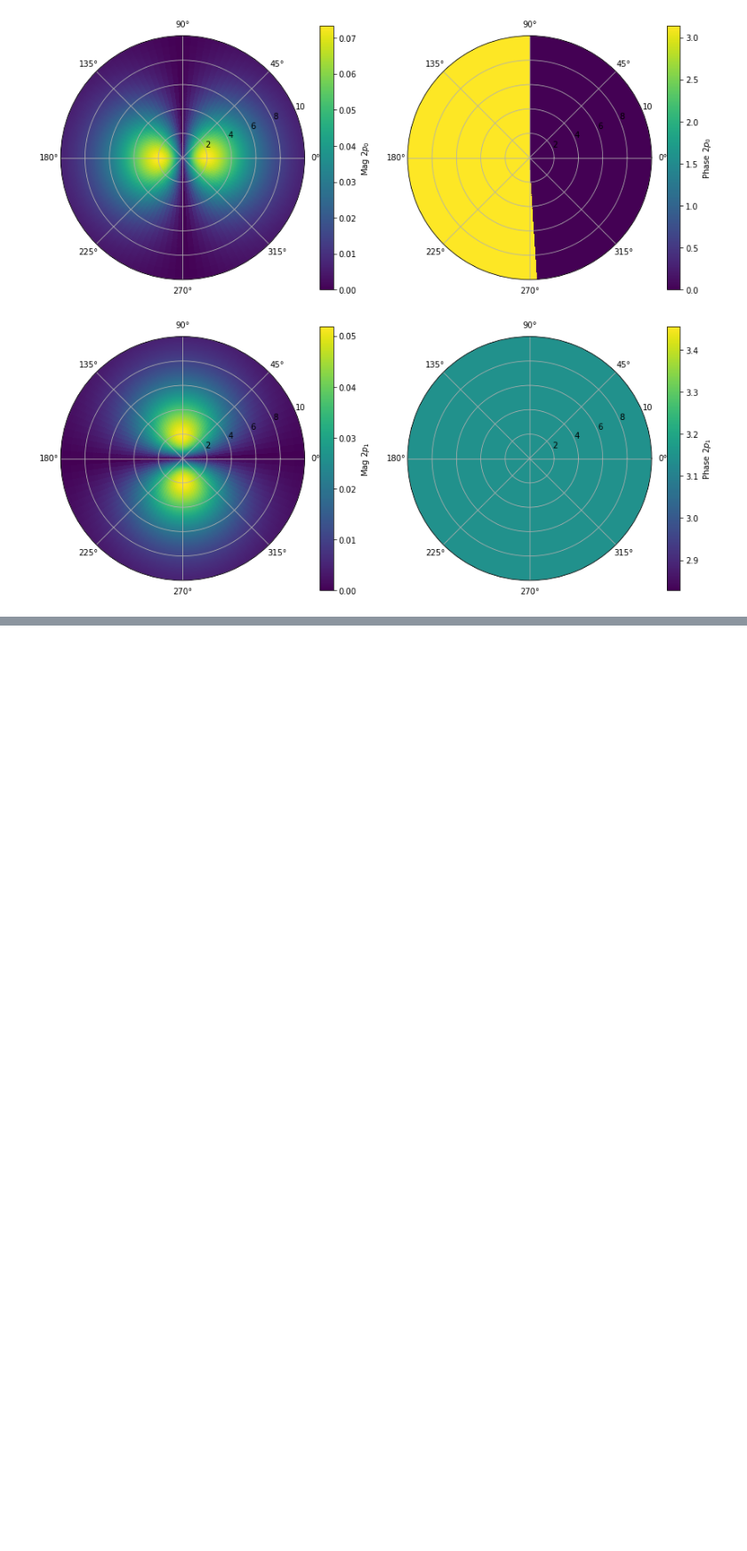
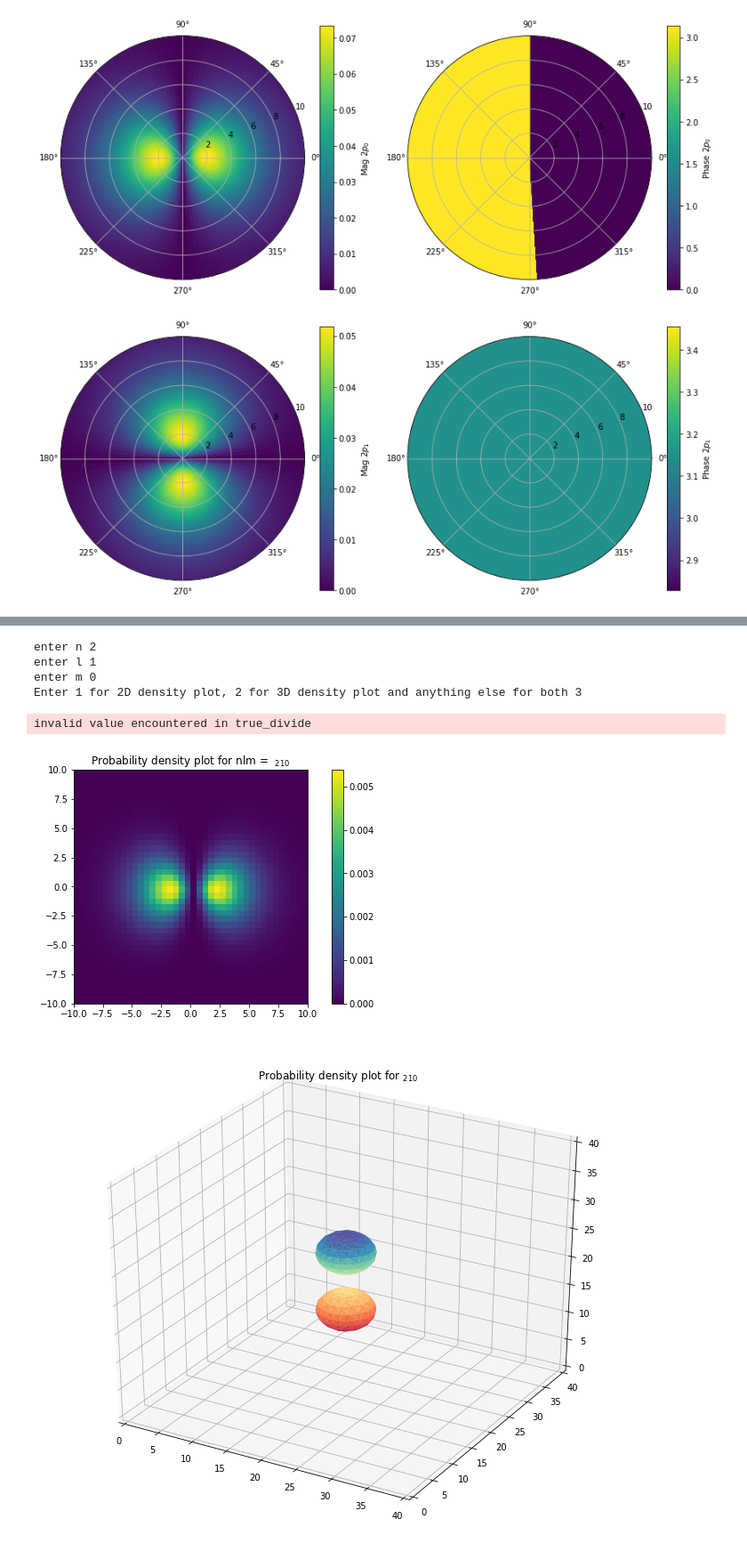
Before and after one commit to jasmineA20/Hydrogen, a Jupyter notebook: Project.ipynb, the cells around one changed output, grey strips where cells are left out. Shown at 89% size. Cells and saved outputs as stored; diff of their text form; code cells hidden in the pictures; blank space fills up the shorter version.

```diff
--- a/Project.ipynb
+++ b/Project.ipynb
@@ -218,0 +268,41 @@ ValueError: ignored
+# %%
+def main():
+  # ask for appropriate quantum numbers
+  n = int(input('enter n '))
+  while n<1:
+	  print ("Invalid")
+	  n = int(raw_input("n? "))
+
+  l = int(input('enter l '))
+  while l>=n or l<0:
+	  print ("Invalid.")
+	  l = int(input('enter l '))
+  m = int(input('enter m '))
+  while np.abs(m)>l:
+	  print ("Invalid.")
+	  m = intint(input('enter m '))
+
+	#plots
+  #r = int(input("Input r "))
+  #th = int(input("Input theta "))
+  #ph = int(input("Input phi "))
+  ask = int(input("Enter 1 for 2D density plot, 2 for 3D density plot and anything else for both "))
+  if ask == 1 :
+    TwoD(n,l,m)
+  elif ask ==2:
+    ThreeD(n,l,m)
+  else:
+    TwoD(n,l,m)
+    ThreeD(n,l,m)
+
+if __name__=="__main__":
+	# pdb.set_trace()
+	main()
+# %% [output]
+enter n 2
+enter l 1
+enter m 0
+Enter 1 for 2D density plot, 2 for 3D density plot and anything else for both 3
+invalid value encountered in true_divide
+[figure, added]
+[figure, added]
```
Also changed, not shown: parts of 20 cells of this notebook.
